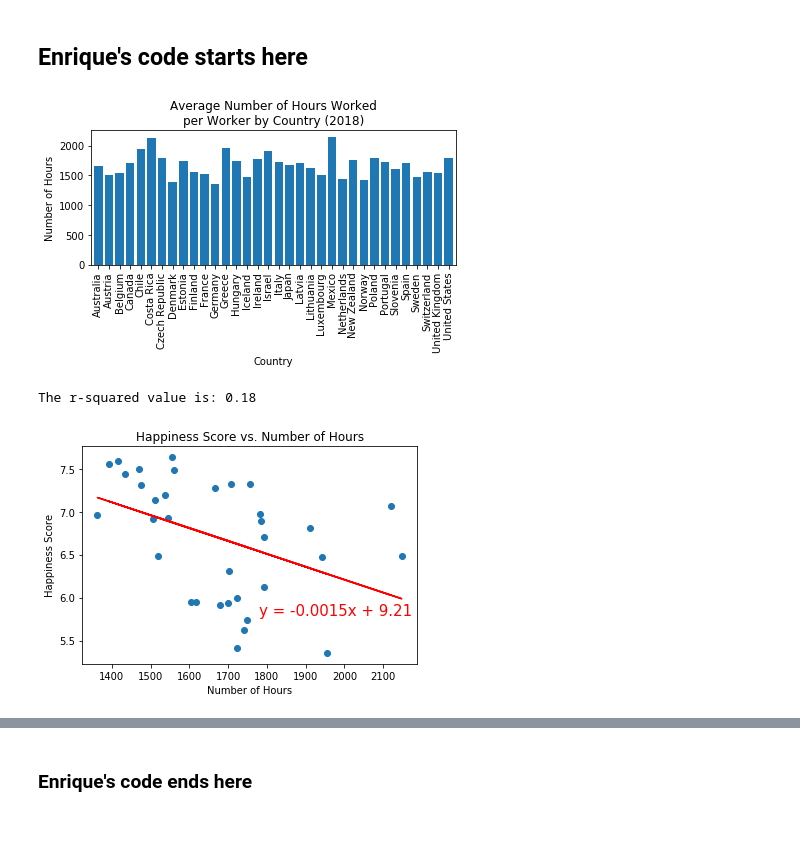
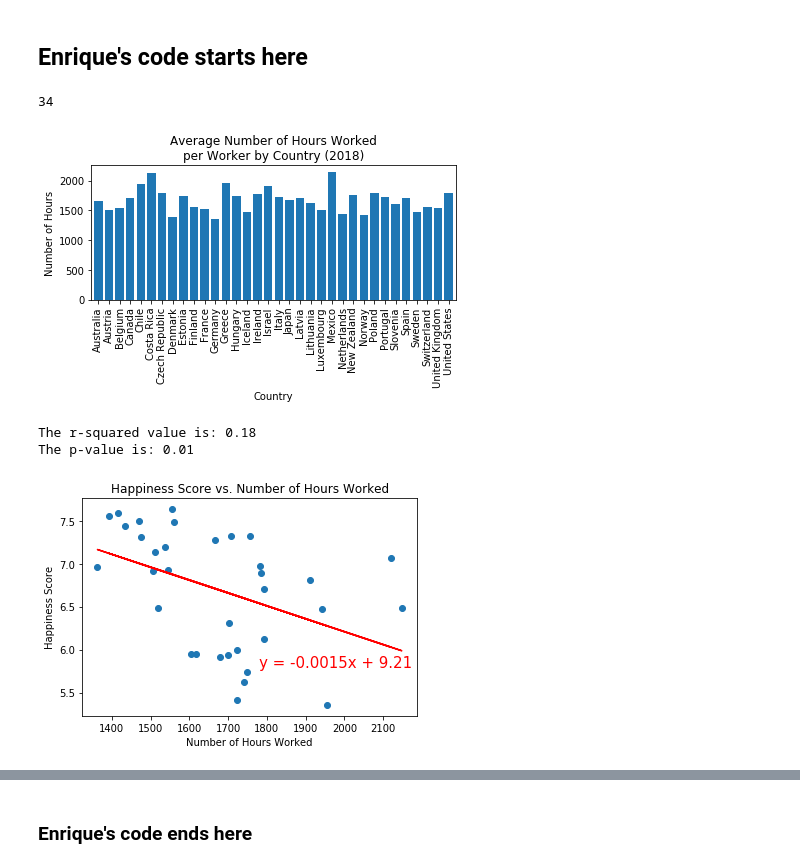
Before and after one commit to jakeportra/Project_1_World_Happiness, a Jupyter notebook: world_happiness.ipynb, the cells around one changed output, grey strips where cells are left out. Drawn from its saved outputs; the diff is of its cells as text; code cells hidden in the pictures; blank space fills up the shorter version.

```diff
--- a/world_happiness.ipynb
+++ b/world_happiness.ipynb
@@ -61,10 +61,12 @@ plt.title(f"Average Number of Hours Worked\n"
 plt.xlabel("Country")
 plt.ylabel("Number of Hours")
 
+print(len(countries))
 # display plot
 plt.tight_layout()
 plt.show()
 # %% [output]
+34
 [figure]
 # %%
 # Regression Analysis for Question #1
@@ -75,7 +77,7 @@ independent_variable = "Avg Hours Worked per Worker"
 dependent_variable = "Score"
 
 # define title and labels
-xlabel = "Number of Hours"
+xlabel = "Number of Hours Worked"
 ylabel = "Happiness Score"
 title = f"{ylabel} vs. {xlabel}"
 
@@ -89,31 +91,33 @@ y_values = hours_and_happiness[dependent_variable]
 # run regression
 (slope, intercept, rvalue, pvalue, stderr) = linregress(x_values, y_values)
 
 # calculate regression values
 regress_values = x_values * slope + intercept
 
 # create line equation
 line_eq = f"y = {round(slope, 4)}x + {round(intercept, 2)}"
 
 # plot the data
 plt.scatter(x_values, y_values)
 
 # plot the regression line
 plt.plot(x_values, regress_values, "r-")
 
 # add equation
 plt.annotate(line_eq, (1780, 5.8), fontsize=15, color="red")
 
 # add title and labels to plot
 plt.title(title)
 plt.xlabel(xlabel)
 plt.ylabel(ylabel)
 
 # print summary data
 print(f"The r-squared value is: {round(rvalue**2, 2)}")
+print(f"The p-value is: {round(pvalue, 2)}")
 
 # display the plot
 plt.show()
 # %% [output]
 The r-squared value is: 0.18
+The p-value is: 0.01
-[figure, old version]
+[figure, new version]
```
Also changed, not shown: parts of 6 cells of this notebook, 1 other file.
